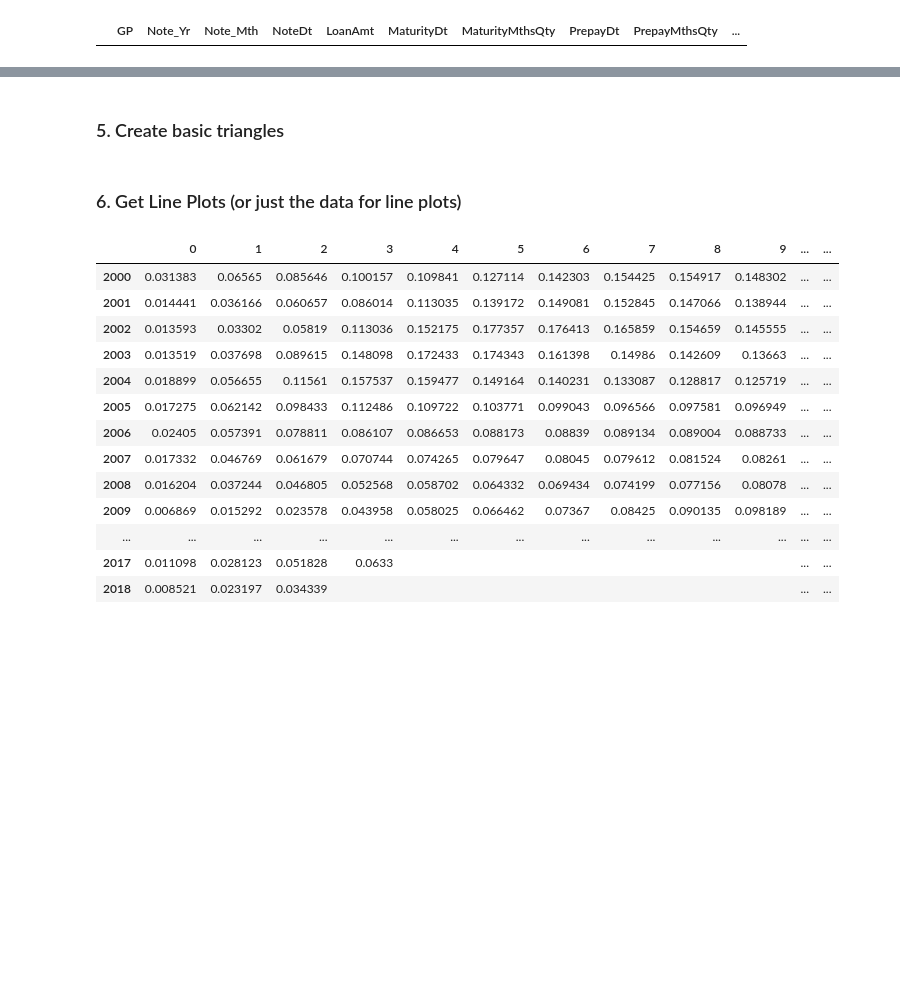
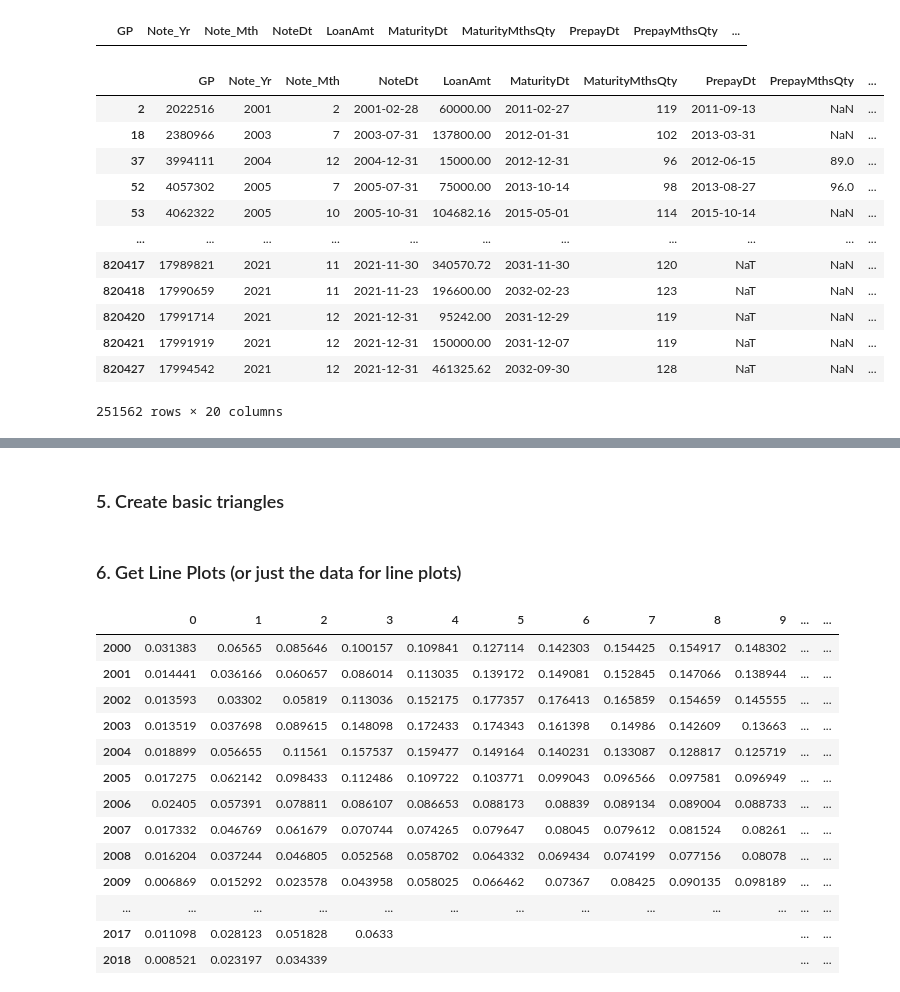
Before and after one commit to laramiedunlap/workstation_transfers, a Jupyter notebook: runthrough/example.ipynb, the cells around one changed output, grey strips where cells are left out. Cells and saved outputs as stored; diff of their text form; code cells hidden in the pictures; blank space fills up the shorter version.

```diff
--- a/runthrough/example.ipynb
+++ b/runthrough/example.ipynb
@@ -40,6 +40,6 @@ data_slice = loan_data[loan_data['MatBucket']=='21+']
 # %% [markdown]
 ### 2. Use pool.py to organize cohorts --> loans are split into yyyy.mm cohorts
 # %%
-data_slice = loan_data[loan_data['MatBucket']=='21+']
+data_slice = loan_data[loan_data['MatBucket']=='8-11']
 data_slice = data_slice[data_slice['Note_Yr']<=2021]
 # %%
@@ -64,6 +50,22 @@ data_slice[data_slice['state_abbreviation'].isin(top_5_states)]
 data_slice[data_slice['NoteDt'].isna()]
 # %% [output]
 |  | GP | Note_Yr | Note_Mth | NoteDt | LoanAmt | MaturityDt | MaturityMthsQty | PrepayDt | PrepayMthsQty | ... |
+# %%
+data_slice
+# %% [output]
+|  | GP | Note_Yr | Note_Mth | NoteDt | LoanAmt | MaturityDt | MaturityMthsQty | PrepayDt | PrepayMthsQty | ... |
+| 2 | 2022516 | 2001 | 2 | 2001-02-28 | 60000.00 | 2011-02-27 | 119 | 2011-09-13 | NaN | ... |
+| 18 | 2380966 | 2003 | 7 | 2003-07-31 | 137800.00 | 2012-01-31 | 102 | 2013-03-31 | NaN | ... |
+| 37 | 3994111 | 2004 | 12 | 2004-12-31 | 15000.00 | 2012-12-31 | 96 | 2012-06-15 | 89.0 | ... |
+| 52 | 4057302 | 2005 | 7 | 2005-07-31 | 75000.00 | 2013-10-14 | 98 | 2013-08-27 | 96.0 | ... |
+| 53 | 4062322 | 2005 | 10 | 2005-10-31 | 104682.16 | 2015-05-01 | 114 | 2015-10-14 | NaN | ... |
+| ... | ... | ... | ... | ... | ... | ... | ... | ... | ... | ... |
+| 820417 | 17989821 | 2021 | 11 | 2021-11-30 | 340570.72 | 2031-11-30 | 120 | NaT | NaN | ... |
+| 820418 | 17990659 | 2021 | 11 | 2021-11-23 | 196600.00 | 2032-02-23 | 123 | NaT | NaN | ... |
+| 820420 | 17991714 | 2021 | 12 | 2021-12-31 | 95242.00 | 2031-12-29 | 119 | NaT | NaN | ... |
+| 820421 | 17991919 | 2021 | 12 | 2021-12-31 | 150000.00 | 2031-12-07 | 119 | NaT | NaN | ... |
+| 820427 | 17994542 | 2021 | 12 | 2021-12-31 | 461325.62 | 2032-09-30 | 128 | NaT | NaN | ... |
+251562 rows × 20 columns
 # %%
 from pooler import pool
 
```
Also changed, not shown: parts of 14 cells of this notebook, 2 other files.
